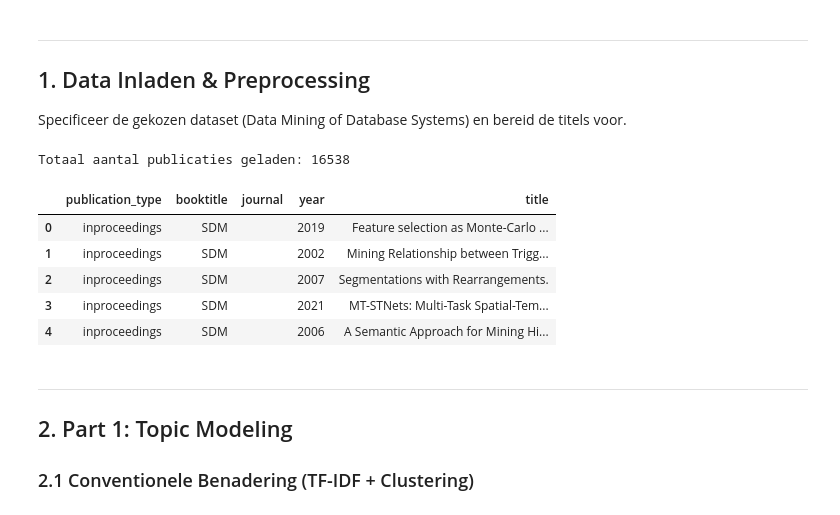
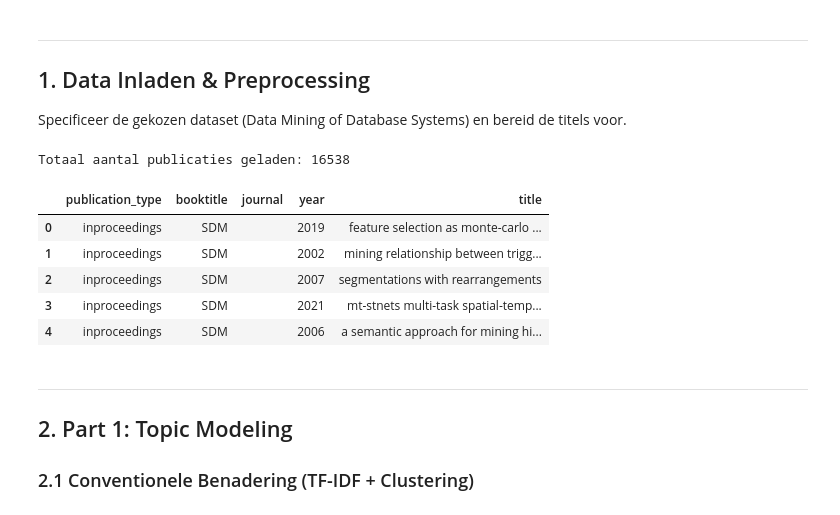
Before and after one commit to MilanM-2262576/Big_Data_2026-2027_Assignment1, a Jupyter notebook: opdracht_2/Topic_Drift.ipynb, the cells around one changed output. Cells and saved outputs as stored; diff of their text form; code cells hidden in the pictures.

```diff
--- a/opdracht_2/Topic_Drift.ipynb
+++ b/opdracht_2/Topic_Drift.ipynb
@@ -22,29 +24,54 @@ Specificeer de gekozen dataset (Data Mining of Database Systems) en bereid de ti
 # %%
 # Data inladen uit het tekstbestand
 dataset_file = "data_mining_publications.txt"
 publications = []
 
 with open(dataset_file, "r", encoding="utf-8") as f:
     for line in f:
         line = line.strip()
         if line:
             # Converteer string dict naar een Python dictionary
             publications.append(ast.literal_eval(line))
 
 df = pd.DataFrame(publications)
+
 # Converteer jaar naar integer
 df['year'] = df['year'].astype(int)
 
+# Verwijder rijen zonder titel of jaartal (indien aanwezig)
+df = df.dropna(subset=['title', 'year'])
+
+# Tekst preprocessing
+def clean_title(text):
+    if not isinstance(text, str):
+        return ""
+
+    #omzetten naar kleine letters
+    text = text.lower()
+
+    #verwijder leestekens en getallen
+    text = re.sub(r'[^a-z\s-]', '', text)
+
+    #vervang meerdere opeenvolgende spaties door 1 enkele spatie
+    text = " ".join(text.split())
+
+    return text
+
+# Pas toe op de dataset
+df['title'] = df['title'].apply(clean_title)
+
+
+
 print(f"Totaal aantal publicaties geladen: {len(df)}")
 df.head()
 # %% [output]
 Totaal aantal publicaties geladen: 16538
 |  | publication_type | booktitle | journal | year | title |
-| 0 | inproceedings | SDM |  | 2019 | Feature selection as Monte-Carlo ... |
-| 1 | inproceedings | SDM |  | 2002 | Mining Relationship between Trigg... |
-| 2 | inproceedings | SDM |  | 2007 | Segmentations with Rearrangements. |
-| 3 | inproceedings | SDM |  | 2021 | MT-STNets: Multi-Task Spatial-Tem... |
-| 4 | inproceedings | SDM |  | 2006 | A Semantic Approach for Mining Hi... |
+| 0 | inproceedings | SDM |  | 2019 | feature selection as monte-carlo ... |
+| 1 | inproceedings | SDM |  | 2002 | mining relationship between trigg... |
+| 2 | inproceedings | SDM |  | 2007 | segmentations with rearrangements |
+| 3 | inproceedings | SDM |  | 2021 | mt-stnets multi-task spatial-temp... |
+| 4 | inproceedings | SDM |  | 2006 | a semantic approach for mining hi... |
 # %% [markdown]
 ---
 ## 2. Part 1: Topic Modeling
```
Also changed, not shown: parts of 14 cells of this notebook, 2 other files.
